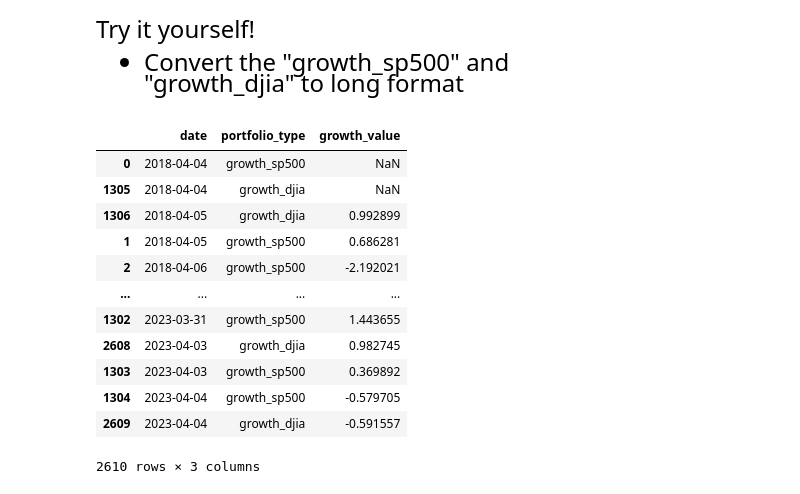
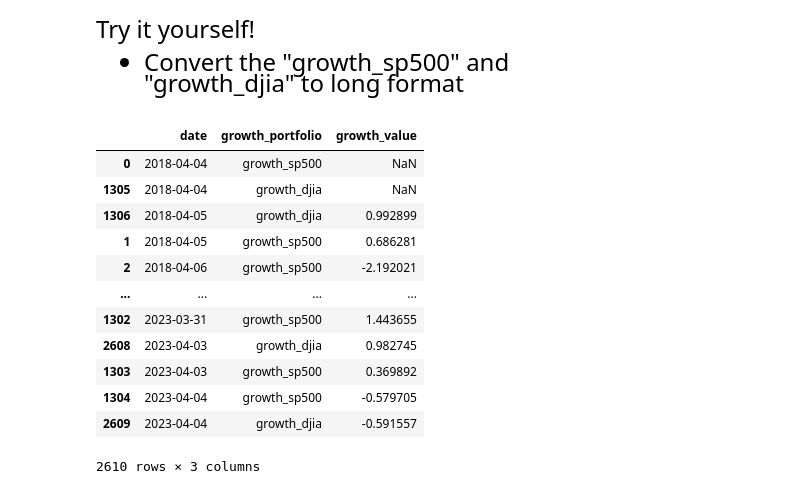
Before and after one commit to joyxqu/qtm151spring2025, a Jupyter notebook: lecture_18/lecture_18.ipynb, the cells around one changed output. Saved outputs shown, nothing was run; the diff lists cells and outputs as text; code cells hidden in the pictures.

```diff
--- a/lecture_18/lecture_18.ipynb
+++ b/lecture_18/lecture_18.ipynb
@@ -409,14 +409,14 @@ Try it yourself!
 # %%
 # Write your own code
 # Note: You can give any custom value to "var_name" or "value_name"
 growth_long = pd.melt(financial[['growth_sp500', 'growth_djia', 'date']],
-                         var_name = "portfolio_type",
+                         var_name = "growth_portfolio",
                          value_name = "growth_value",
                          id_vars='date',
                          value_vars=['growth_sp500','growth_djia'])
 growth_long.sort_values(by='date')
 # %% [output]
-|  | date | portfolio_type | growth_value |
+|  | date | growth_portfolio | growth_value |
 | 0 | 2018-04-04 | growth_sp500 | NaN |
 | 1305 | 2018-04-04 | growth_djia | NaN |
 | 1306 | 2018-04-05 | growth_djia | 0.992899 |
```
